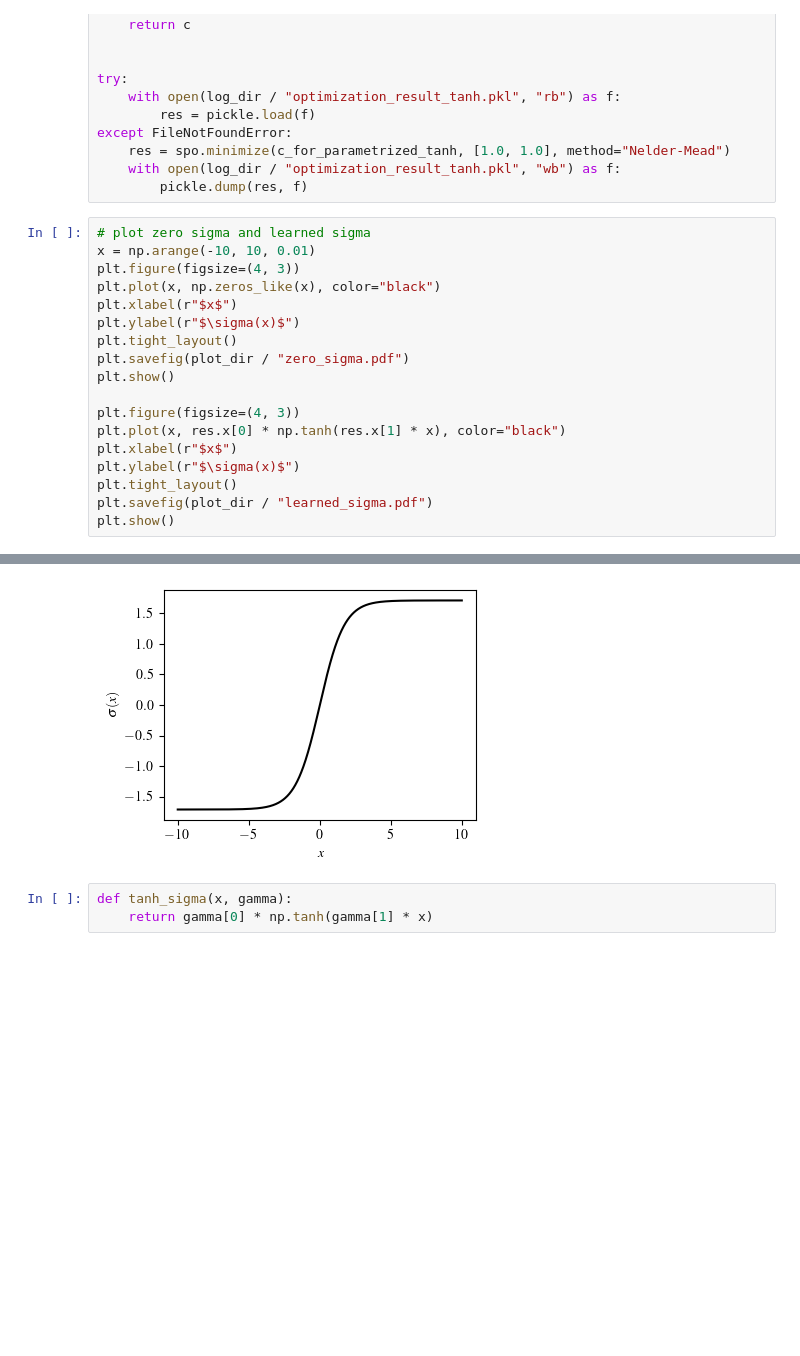
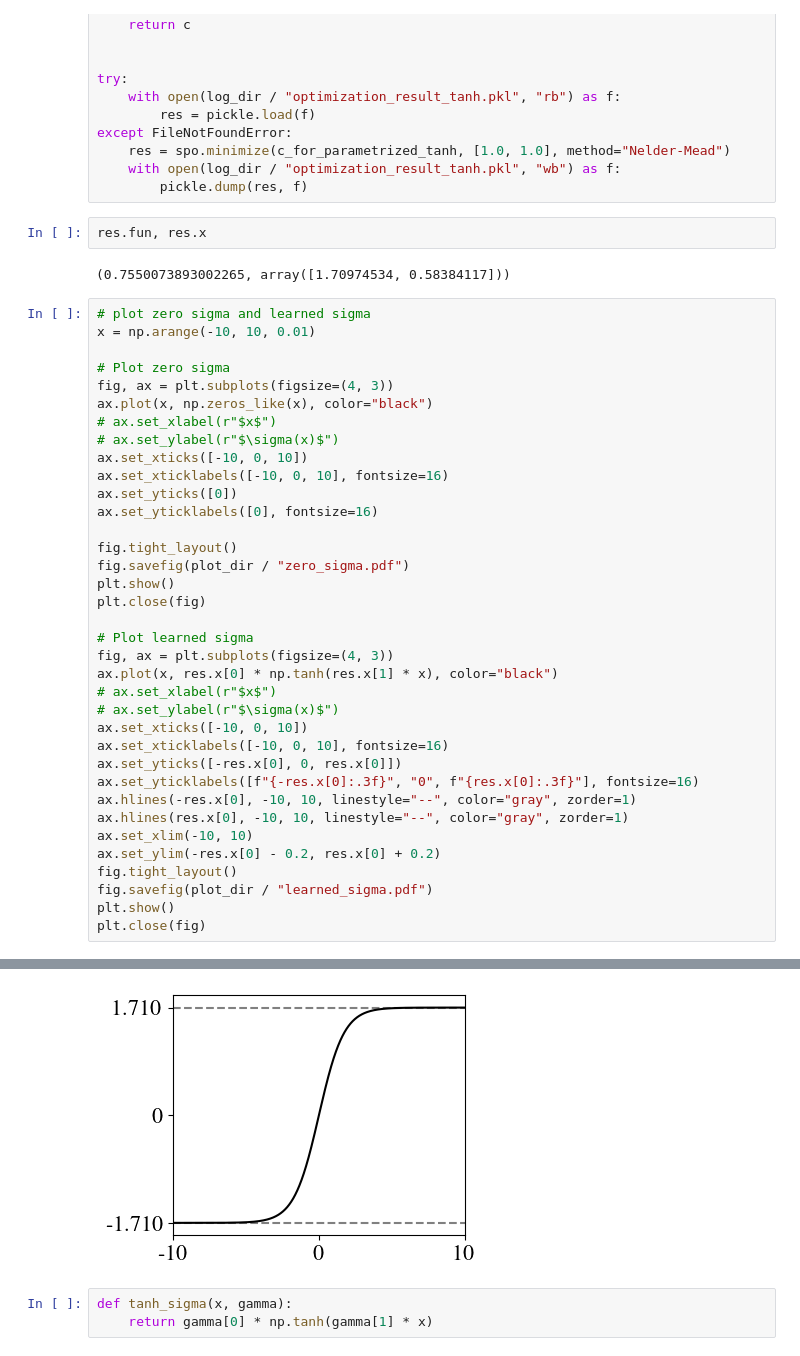
Before and after one commit to yuxinma98/NonlinearLaplacian, a Jupyter notebook: planted_submatrix.ipynb, the cells around one changed output, grey strips where cells are left out. Cells and saved outputs as stored; diff of their text form; blank space fills up the shorter version.

```diff
--- a/planted_submatrix.ipynb
+++ b/planted_submatrix.ipynb
@@ -366,22 +382,44 @@ except FileNotFoundError:
     res = spo.minimize(c_for_parametrized_tanh, [1.0, 1.0], method="Nelder-Mead")
     with open(log_dir / "optimization_result_tanh.pkl", "wb") as f:
         pickle.dump(res, f)
+# %%
+res.fun, res.x
+# %% [output]
+(0.7550073893002265, array([1.70974534, 0.58384117]))
 # %%
 # plot zero sigma and learned sigma
 x = np.arange(-10, 10, 0.01)
-plt.figure(figsize=(4, 3))
-plt.plot(x, np.zeros_like(x), color="black")
-plt.xlabel(r"$x$")
-plt.ylabel(r"$\sigma(x)$")
-plt.tight_layout()
-plt.savefig(plot_dir / "zero_sigma.pdf")
+
+# Plot zero sigma
+fig, ax = plt.subplots(figsize=(4, 3))
+ax.plot(x, np.zeros_like(x), color="black")
+# ax.set_xlabel(r"$x$")
+# ax.set_ylabel(r"$\sigma(x)$")
+ax.set_xticks([-10, 0, 10])
+ax.set_xticklabels([-10, 0, 10], fontsize=16)
+ax.set_yticks([0])
+ax.set_yticklabels([0], fontsize=16)
+
+fig.tight_layout()
+fig.savefig(plot_dir / "zero_sigma.pdf")
 plt.show()
+plt.close(fig)
 
-plt.figure(figsize=(4, 3))
-plt.plot(x, res.x[0] * np.tanh(res.x[1] * x), color="black")
-plt.xlabel(r"$x$")
-plt.ylabel(r"$\sigma(x)$")
-plt.tight_layout()
-plt.savefig(plot_dir / "learned_sigma.pdf")
+# Plot learned sigma
+fig, ax = plt.subplots(figsize=(4, 3))
+ax.plot(x, res.x[0] * np.tanh(res.x[1] * x), color="black")
+# ax.set_xlabel(r"$x$")
+# ax.set_ylabel(r"$\sigma(x)$")
+ax.set_xticks([-10, 0, 10])
+ax.set_xticklabels([-10, 0, 10], fontsize=16)
+ax.set_yticks([-res.x[0], 0, res.x[0]])
+ax.set_yticklabels([f"{-res.x[0]:.3f}", "0", f"{res.x[0]:.3f}"], fontsize=16)
+ax.hlines(-res.x[0], -10, 10, linestyle="--", color="gray", zorder=1)
+ax.hlines(res.x[0], -10, 10, linestyle="--", color="gray", zorder=1)
+ax.set_xlim(-10, 10)
+ax.set_ylim(-res.x[0] - 0.2, res.x[0] + 0.2)
+fig.tight_layout()
+fig.savefig(plot_dir / "learned_sigma.pdf")
 plt.show()
+plt.close(fig)
 # %% [output]
@@ -389,4 +427,4 @@ plt.show()
-[figure, old version]
+[figure, new version]
 # %%
 def tanh_sigma(x, gamma):
     return gamma[0] * np.tanh(gamma[1] * x)
```
Also changed, not shown: parts of 15 cells of this notebook, 27 other files.
